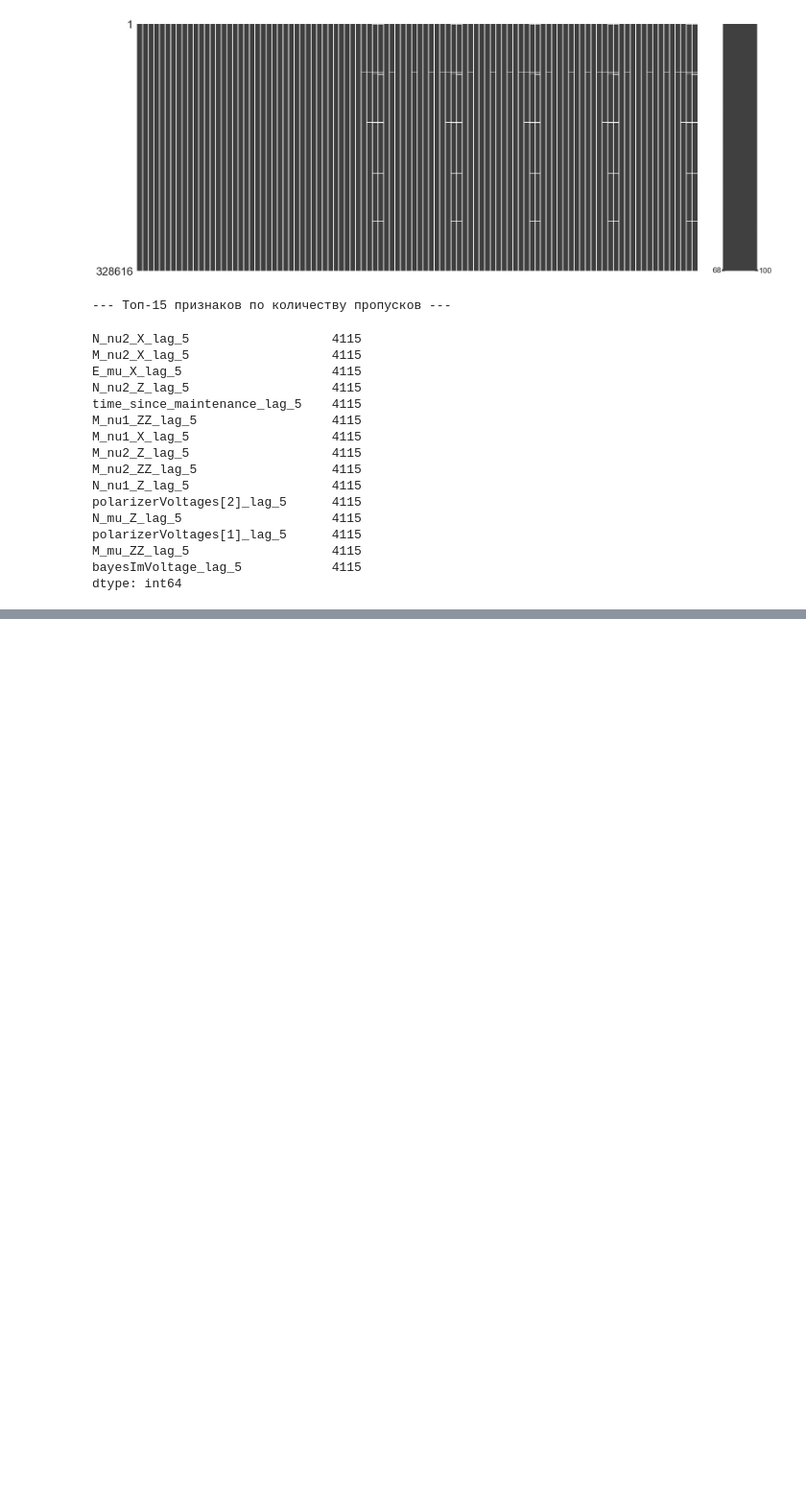
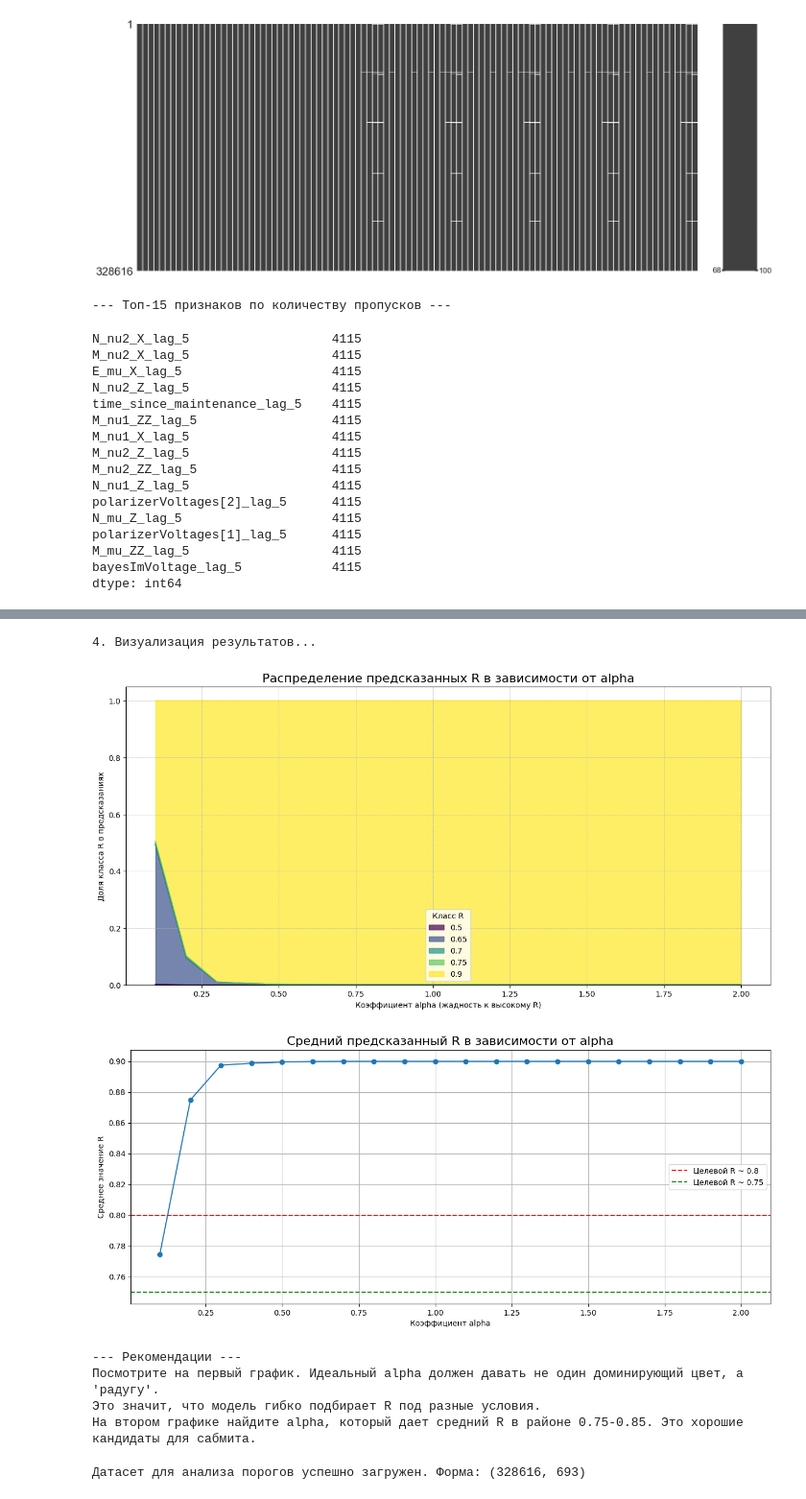
Before and after one commit to jmihan/aidao-hack, a Jupyter notebook: notebooks/eda_processed.ipynb, the cells around one changed output, grey strips where cells are left out. Shown at 96% size. Saved outputs shown, nothing was run; the diff lists cells and outputs as text; code cells hidden in the pictures; blank space fills up the shorter version.

```diff
--- a/notebooks/eda_processed.ipynb
+++ b/notebooks/eda_processed.ipynb
@@ -371,0 +425,61 @@ else:
+# %%
+if 'results_df' in locals():
+    print("\n4. Визуализация результатов...")
+
+    # График 1: Как меняется распределение R от alpha
+    results_df.plot(kind='area', stacked=True, figsize=(15, 7),
+                    colormap='viridis', alpha=0.7)
+    plt.title('Распределение предсказанных R в зависимости от alpha', fontsize=16)
+    plt.xlabel('Коэффициент alpha (жадность к высокому R)')
+    plt.ylabel('Доля класса R в предсказаниях')
+    plt.legend(title='Класс R')
+    plt.grid(True, which='both', linestyle='--', linewidth=0.5)
+    plt.show()
+
+    # График 2: Как меняется средний R от alpha
+    mean_r = (results_df * results_df.columns).sum(axis=1)
+
+    plt.figure(figsize=(15, 6))
+    mean_r.plot(kind='line', marker='o', grid=True)
+    plt.title('Средний предсказанный R в зависимости от alpha', fontsize=16)
+    plt.xlabel('Коэффициент alpha')
+    plt.ylabel('Среднее значение R')
+
+    # Отметим интересные зоны
+    plt.axhline(0.8, color='r', linestyle='--', label='Целевой R ~ 0.8')
+    plt.axhline(0.75, color='g', linestyle='--', label='Целевой R ~ 0.75')
+    plt.legend()
+    plt.show()
+
+    print("\n--- Рекомендации ---")
+    print("Посмотрите на первый график. Идеальный alpha должен давать не один доминирующий цвет, а 'радугу'.")
+    print("Это значит, что модель гибко подбирает R под разные условия.")
+    print("На втором графике найдите alpha, который дает средний R в районе 0.75-0.85. Это хорошие кандидаты для сабмита.")
+# %% [output]
+4. Визуализация результатов...
+[figure, added]
+[figure, added]
+--- Рекомендации ---
+Посмотрите на первый график. Идеальный alpha должен давать не один доминирующий цвет, а 'радугу'.
+Это значит, что модель гибко подбирает R под разные условия.
+На втором графике найдите alpha, который дает средний R в районе 0.75-0.85. Это хорошие кандидаты для сабмита.
+# %%
+import pandas as pd
+import numpy as np
+import matplotlib.pyplot as plt
+import seaborn as sns
+from sklearn.tree import DecisionTreeClassifier, plot_tree
+
+sns.set_style("whitegrid")
+
+# Убедитесь, что путь к исходному featured_dataset.csv указан верно
+featured_data_path = '../data/processed/featured_dataset.csv'
+
+try:
+    df_analysis = pd.read_csv(featured_data_path)
+    print(f"Датасет для анализа порогов успешно загружен. Форма: {df_analysis.shape}")
+except FileNotFoundError:
+    print(f"Ошибка: Файл не найден по пути '{featured_data_path}'.")
+    df_analysis = None
+# %% [output]
+Датасет для анализа порогов успешно загружен. Форма: (328616, 693)
```
Also changed, not shown: parts of 11 cells of this notebook.
